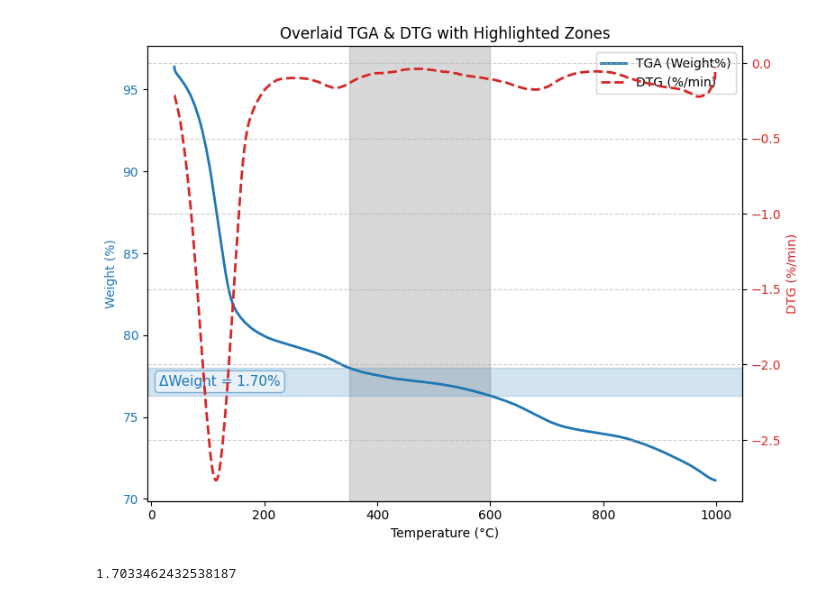
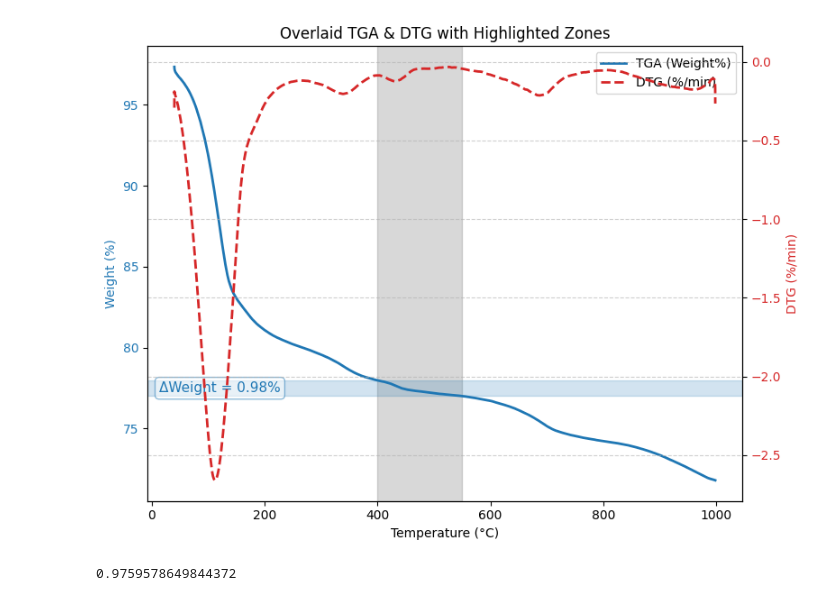
Before and after one commit to ahmedfarhatx22/TradingBro, a Jupyter notebook: book/some_content/2_OPC7EN9.ipynb, the cells around one changed output. Drawn from its saved outputs; the diff is of its cells as text; code cells hidden in the pictures.

```diff
--- a/book/some_content/2_OPC7EN9.ipynb
+++ b/book/some_content/2_OPC7EN9.ipynb
@@ -143,6 +143,6 @@ plot_tga_dtg_zone("TG_ExpDat_B30B70D28; 13-1-2025-2.csv","DG_ExpDat_B30B70D28; 1
 # %%
-plot_tga_dtg_zone("TG_ExpDat_B50B50D28; 13-1-2025-2.csv","DG_ExpDat_B50B50D28; 13-1-2025-2.csv",350,600)
+plot_tga_dtg_zone("TG_ExpDat_OPC9%D28; 13-1-2025-2.csv","DG_ExpDat_OPC9%D28; 13-1-2025-2.csv",400,550)
 # %% [output]
-[figure, old version]
+[figure, new version]
-1.7033462432538187
+0.9759578649844372
 # %% [markdown]
```
Also changed, not shown: parts of 8 cells of this notebook, 1 other file.
